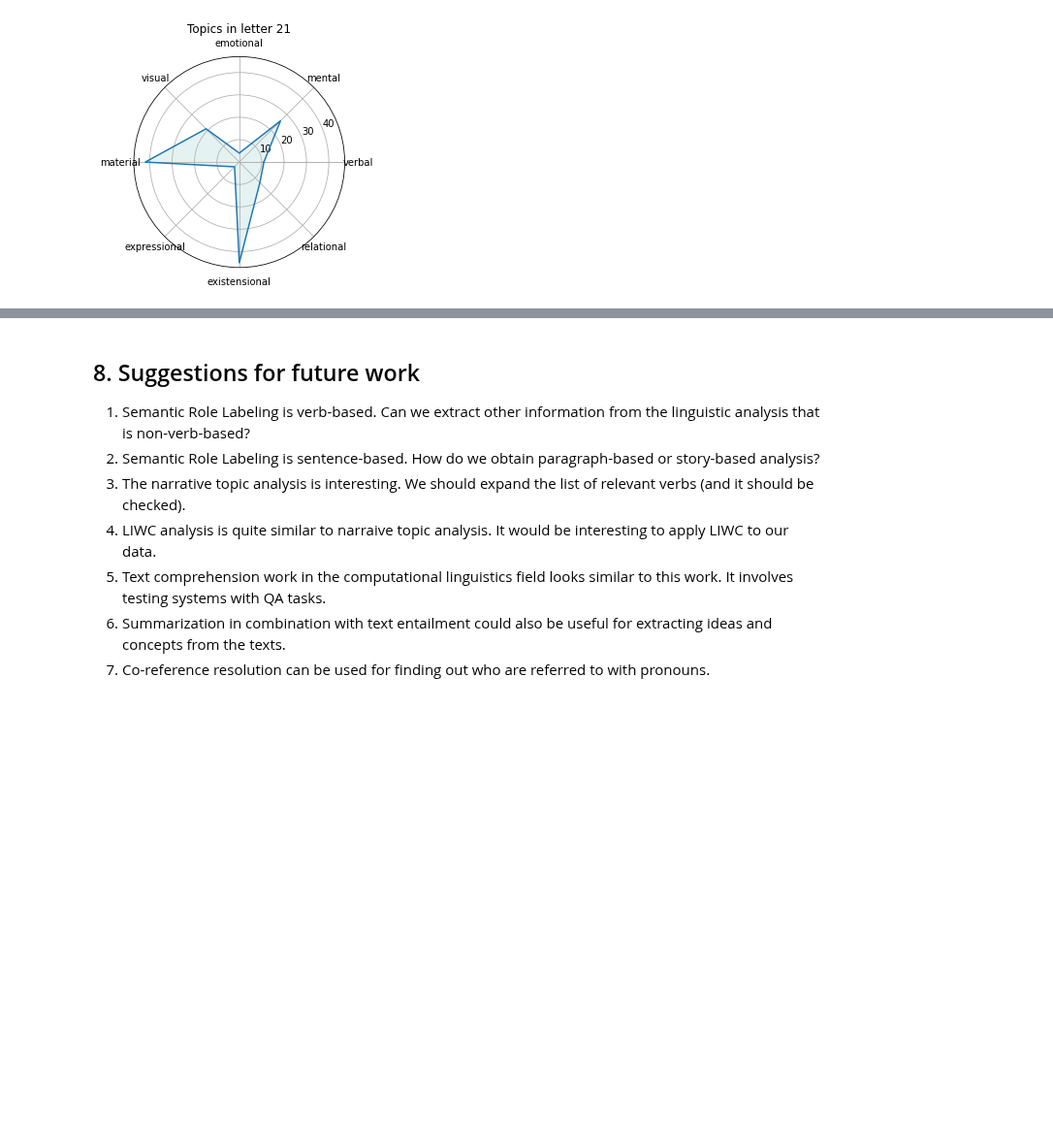
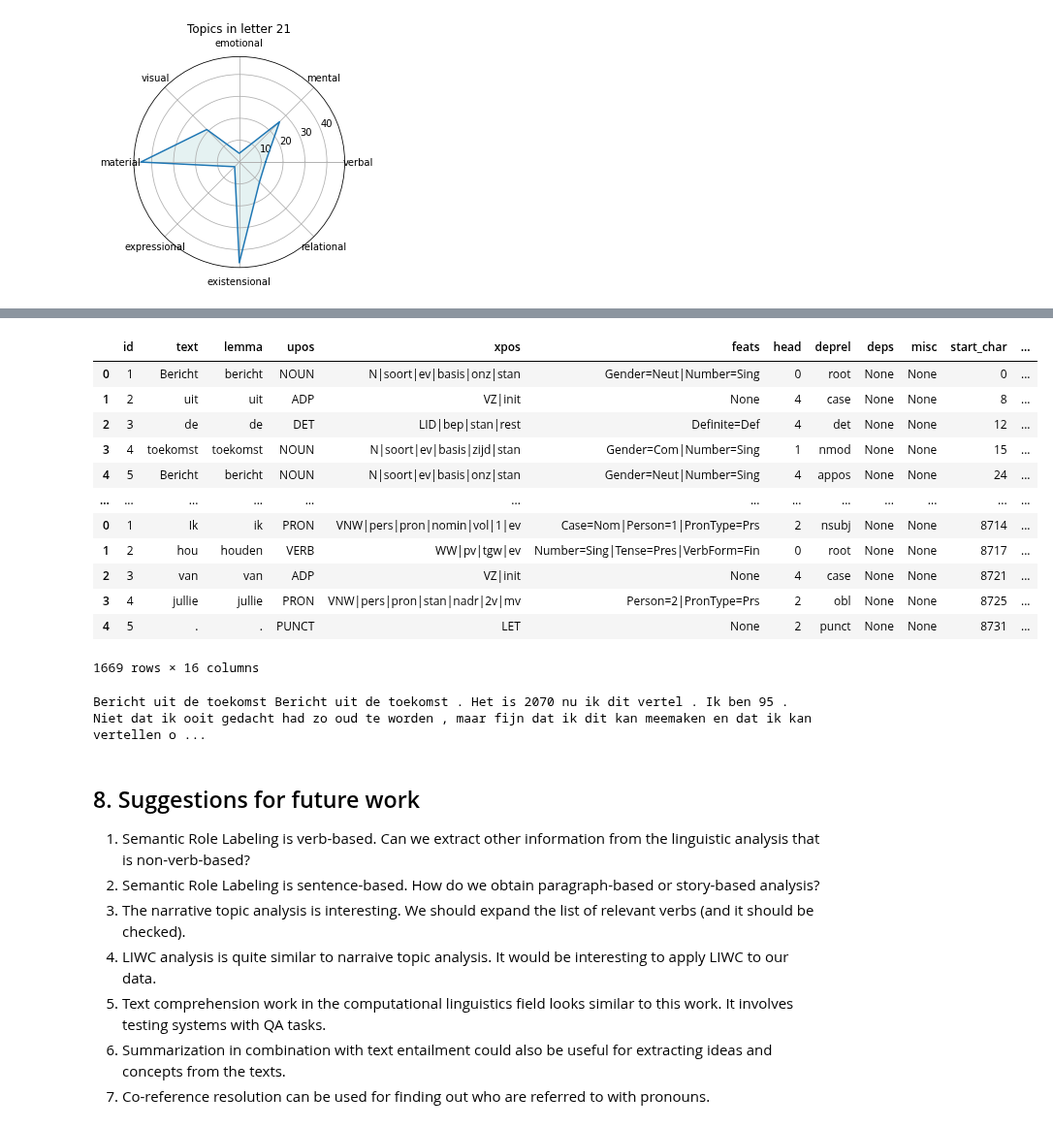
Before and after one commit to navigating-stories/notebooks, a Jupyter notebook: stroll_srl_test.ipynb, the cells around one changed output, grey strips where cells are left out. Shown at 97% size. Saved outputs shown, nothing was run; the diff lists cells and outputs as text; code cells hidden in the pictures; blank space fills up the shorter version.

```diff
--- a/stroll_srl_test.ipynb
+++ b/stroll_srl_test.ipynb
@@ -821 +834,17 @@ classified_verbs
  'relational': 13}
+# %%
+nlp_table_df
+# %% [output]
+|  | id | text | lemma | upos | xpos | feats | head | deprel | deps | misc | start_char | ... |
+| 0 | 1 | Bericht | bericht | NOUN | N|soort|ev|basis|onz|stan | Gender=Neut|Number=Sing | 0 | root | None | None | 0 | ... |
+| 1 | 2 | uit | uit | ADP | VZ|init | None | 4 | case | None | None | 8 | ... |
+| 2 | 3 | de | de | DET | LID|bep|stan|rest | Definite=Def | 4 | det | None | None | 12 | ... |
+| 3 | 4 | toekomst | toekomst | NOUN | N|soort|ev|basis|zijd|stan | Gender=Com|Number=Sing | 1 | nmod | None | None | 15 | ... |
+| 4 | 5 | Bericht | bericht | NOUN | N|soort|ev|basis|onz|stan | Gender=Neut|Number=Sing | 4 | appos | None | None | 24 | ... |
+| ... | ... | ... | ... | ... | ... | ... | ... | ... | ... | ... | ... | ... |
+| 0 | 1 | Ik | ik | PRON | VNW|pers|pron|nomin|vol|1|ev | Case=Nom|Person=1|PronType=Prs | 2 | nsubj | None | None | 8714 | ... |
+| 1 | 2 | hou | houden | VERB | WW|pv|tgw|ev | Number=Sing|Tense=Pres|VerbForm=Fin | 0 | root | None | None | 8717 | ... |
+| 2 | 3 | van | van | ADP | VZ|init | None | 4 | case | None | None | 8721 | ... |
+| 3 | 4 | jullie | jullie | PRON | VNW|pers|pron|stan|nadr|2v|mv | Person=2|PronType=Prs | 2 | obl | None | None | 8725 | ... |
+| 4 | 5 | . | . | PUNCT | LET | None | 2 | punct | None | None | 8731 | ... |
+1669 rows × 16 columns
@@ -822,3 +853,30 @@ classified_verbs
+# %%
+RED = 1
+BLUE = 4
+
+
+def verb_is_known(verb):
+    for verb_class in VERB_CLASSES:
+        if verb in VERB_CLASSES[verb_class]:
+            return True
+    return False
+
+
+def print_with_color(string, color_code):
+    print(f"\x1b[1;3{color_code};47m{string}\x1b[m", end="")
+
+
+for i, row in nlp_table_df.iterrows():
+    if row["upos"] == "VERB":
+        if verb_is_known(row["lemma"]):
+            print_with_color(row["text"], BLUE)
+        else:
+            print_with_color(row["text"], RED)
+        print(" ", end="")
+    else:
+        print(row["text"], end=" ")
+# %% [output]
+Bericht uit de toekomst Bericht uit de toekomst . Het is 2070 nu ik dit vertel . Ik ben 95 . Niet dat ik ooit gedacht had zo oud te worden , maar fijn dat ik dit kan meemaken en dat ik kan vertellen o ...
 # %% [markdown]
 ## 8. Suggestions for future work
 
```
Also changed, not shown: parts of 13 cells of this notebook.
